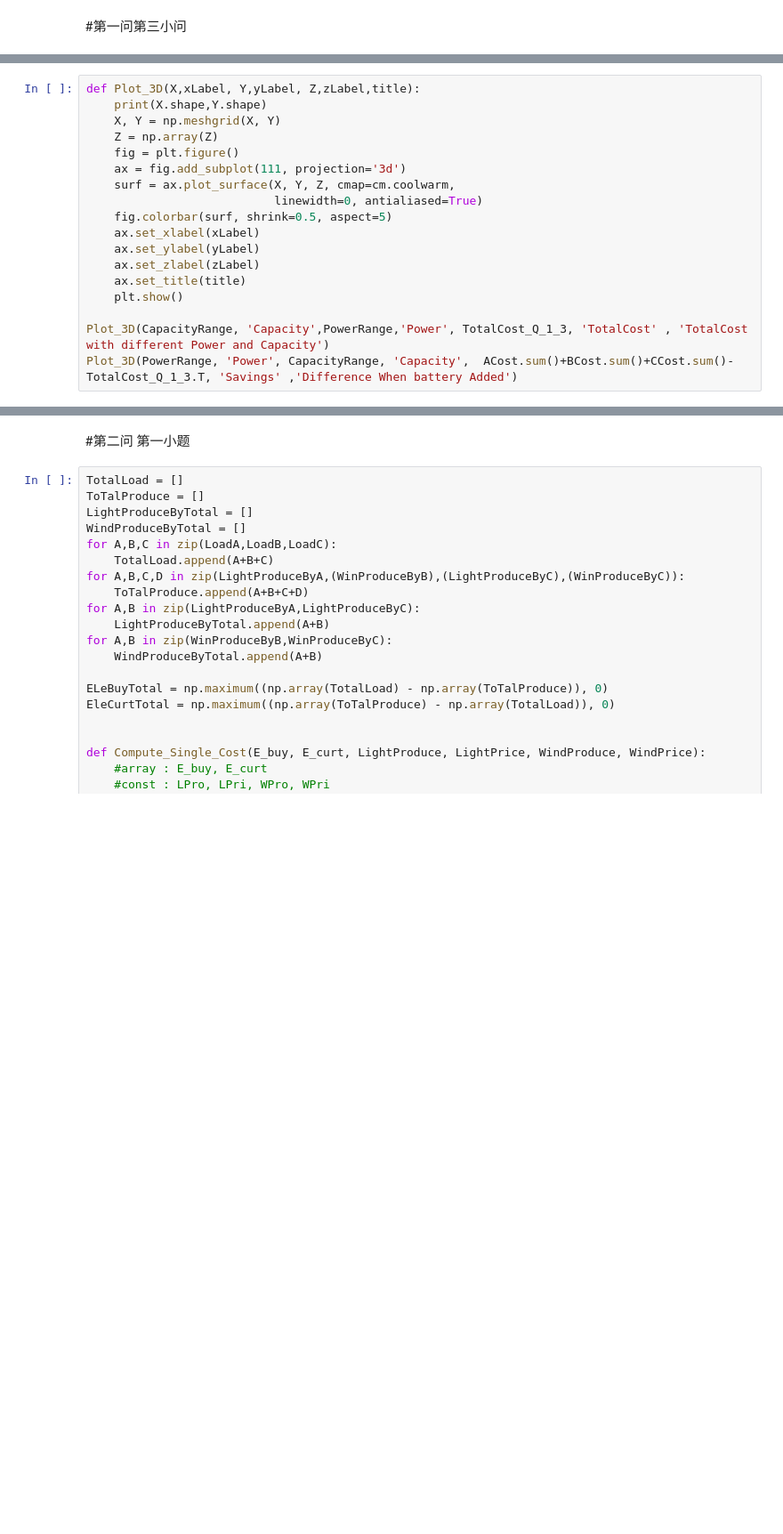
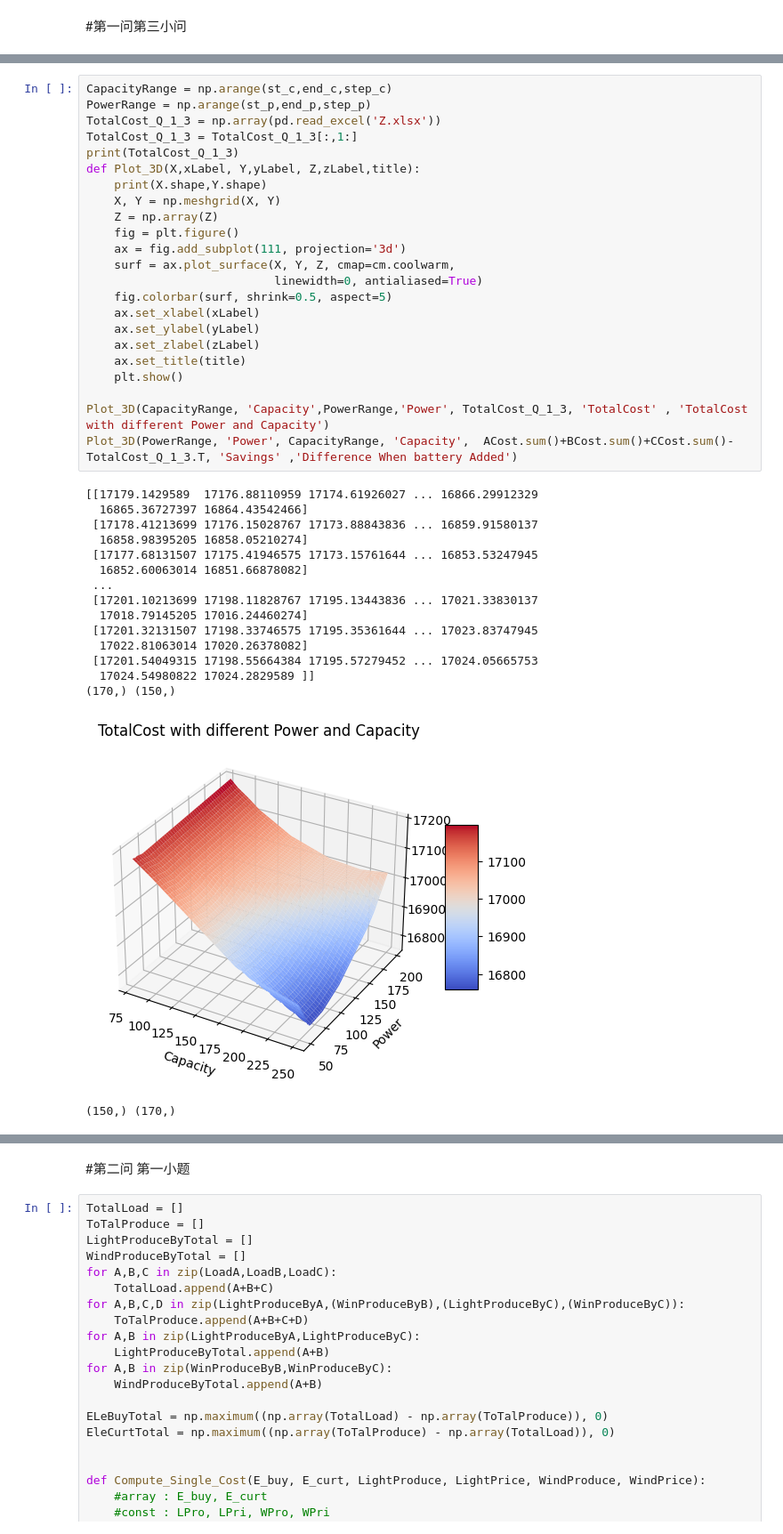
Before and after one commit to QGBLWQ/5.24, a Jupyter notebook: work.ipynb, the cells around one changed output, grey strips where cells are left out. Shown at 89% size. Drawn from its saved outputs; the diff is of its cells as text; blank space fills up the shorter version.

```diff
--- a/work.ipynb
+++ b/work.ipynb
@@ -376,18 +396,40 @@ for batteryPower in tqdm(PowerRange,desc="Power"):
 # %%
+CapacityRange = np.arange(st_c,end_c,step_c)
+PowerRange = np.arange(st_p,end_p,step_p)
+TotalCost_Q_1_3 = np.array(pd.read_excel('Z.xlsx'))
+TotalCost_Q_1_3 = TotalCost_Q_1_3[:,1:]
+print(TotalCost_Q_1_3)
 def Plot_3D(X,xLabel, Y,yLabel, Z,zLabel,title):
     print(X.shape,Y.shape)
     X, Y = np.meshgrid(X, Y)
     Z = np.array(Z)
     fig = plt.figure()
     ax = fig.add_subplot(111, projection='3d')
     surf = ax.plot_surface(X, Y, Z, cmap=cm.coolwarm,
                            linewidth=0, antialiased=True)
     fig.colorbar(surf, shrink=0.5, aspect=5)
     ax.set_xlabel(xLabel)
     ax.set_ylabel(yLabel)
     ax.set_zlabel(zLabel)
     ax.set_title(title)
     plt.show()
 
 Plot_3D(CapacityRange, 'Capacity',PowerRange,'Power', TotalCost_Q_1_3, 'TotalCost' , 'TotalCost with different Power and Capacity')
 Plot_3D(PowerRange, 'Power', CapacityRange, 'Capacity',  ACost.sum()+BCost.sum()+CCost.sum()-TotalCost_Q_1_3.T, 'Savings' ,'Difference When battery Added')
+# %% [output]
+[[17179.1429589  17176.88110959 17174.61926027 ... 16866.29912329
+  16865.36727397 16864.43542466]
+ [17178.41213699 17176.15028767 17173.88843836 ... 16859.91580137
+  16858.98395205 16858.05210274]
+ [17177.68131507 17175.41946575 17173.15761644 ... 16853.53247945
+  16852.60063014 16851.66878082]
+ ...
+ [17201.10213699 17198.11828767 17195.13443836 ... 17021.33830137
+  17018.79145205 17016.24460274]
+ [17201.32131507 17198.33746575 17195.35361644 ... 17023.83747945
+  17022.81063014 17020.26378082]
+ [17201.54049315 17198.55664384 17195.57279452 ... 17024.05665753
+  17024.54980822 17024.2829589 ]]
+(170,) (150,)
+[figure, added]
+(150,) (170,)
```
Also changed, not shown: parts of 10 cells of this notebook.
